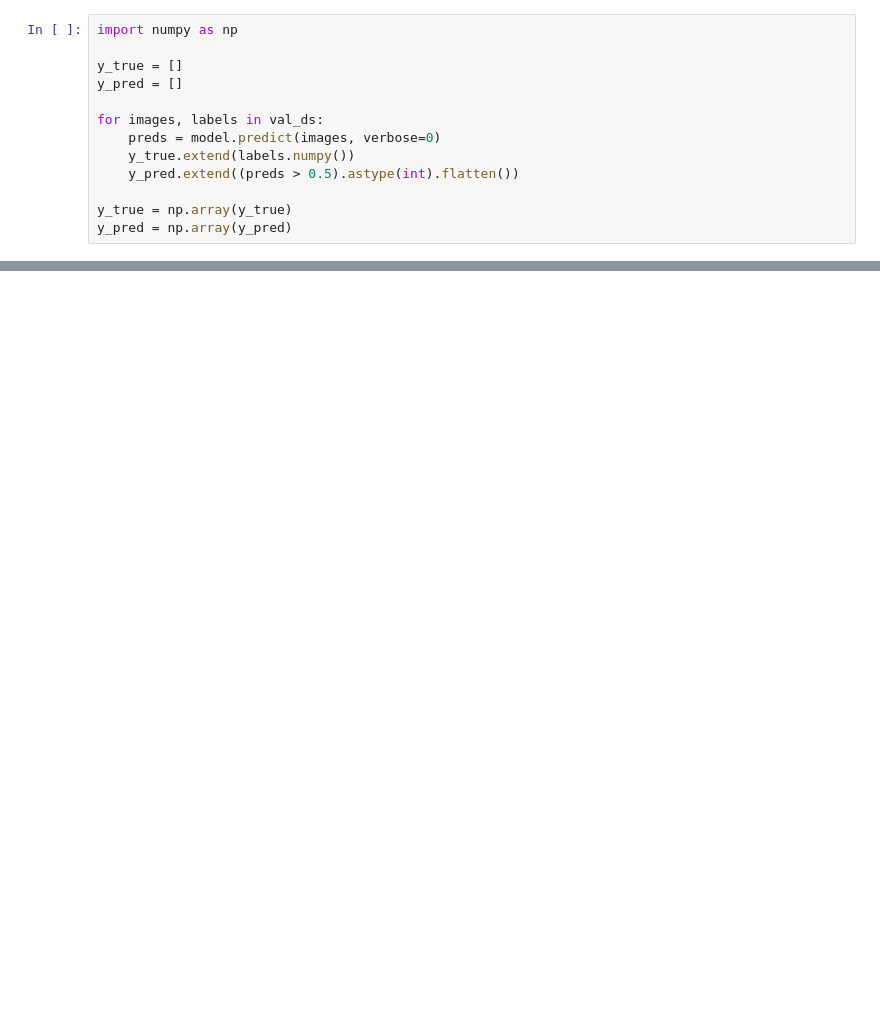
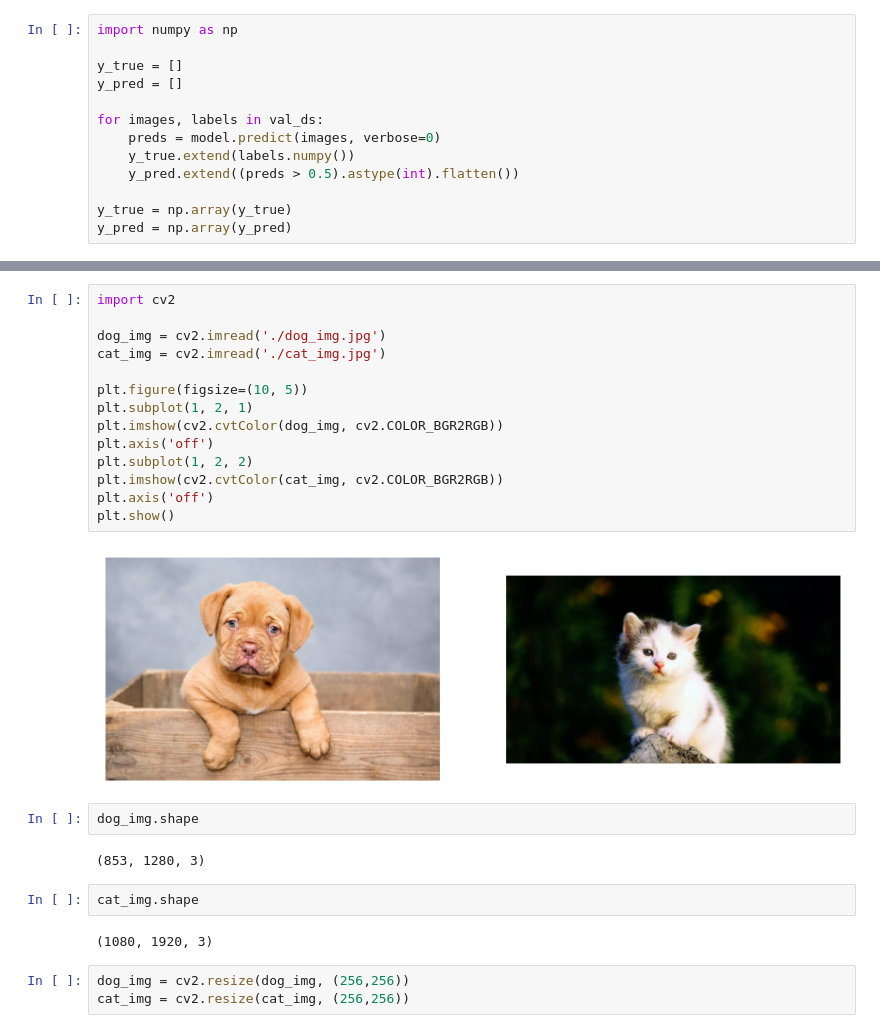
Before and after one commit to OthmaneAbder2303/Practical-Deep-Learning, a Jupyter notebook: CNN/cat_vs_dog.ipynb, the cells around one changed output, grey strips where cells are left out. Saved outputs shown, nothing was run; the diff lists cells and outputs as text; blank space fills up the shorter version.

```diff
--- a/CNN/cat_vs_dog.ipynb
+++ b/CNN/cat_vs_dog.ipynb
@@ -236,0 +205,27 @@ plt.show()
+# %%
+import cv2
+
+dog_img = cv2.imread('./dog_img.jpg')
+cat_img = cv2.imread('./cat_img.jpg')
+
+plt.figure(figsize=(10, 5))
+plt.subplot(1, 2, 1)
+plt.imshow(cv2.cvtColor(dog_img, cv2.COLOR_BGR2RGB))
+plt.axis('off')
+plt.subplot(1, 2, 2)
+plt.imshow(cv2.cvtColor(cat_img, cv2.COLOR_BGR2RGB))
+plt.axis('off')
+plt.show()
+# %% [output]
+[figure, added]
+# %%
+dog_img.shape
+# %% [output]
+(853, 1280, 3)
+# %%
+cat_img.shape
+# %% [output]
+(1080, 1920, 3)
+# %%
+dog_img = cv2.resize(dog_img, (256,256))
+cat_img = cv2.resize(cat_img, (256,256))
```
Also changed, not shown: parts of 7 cells of this notebook, 2 other files.
